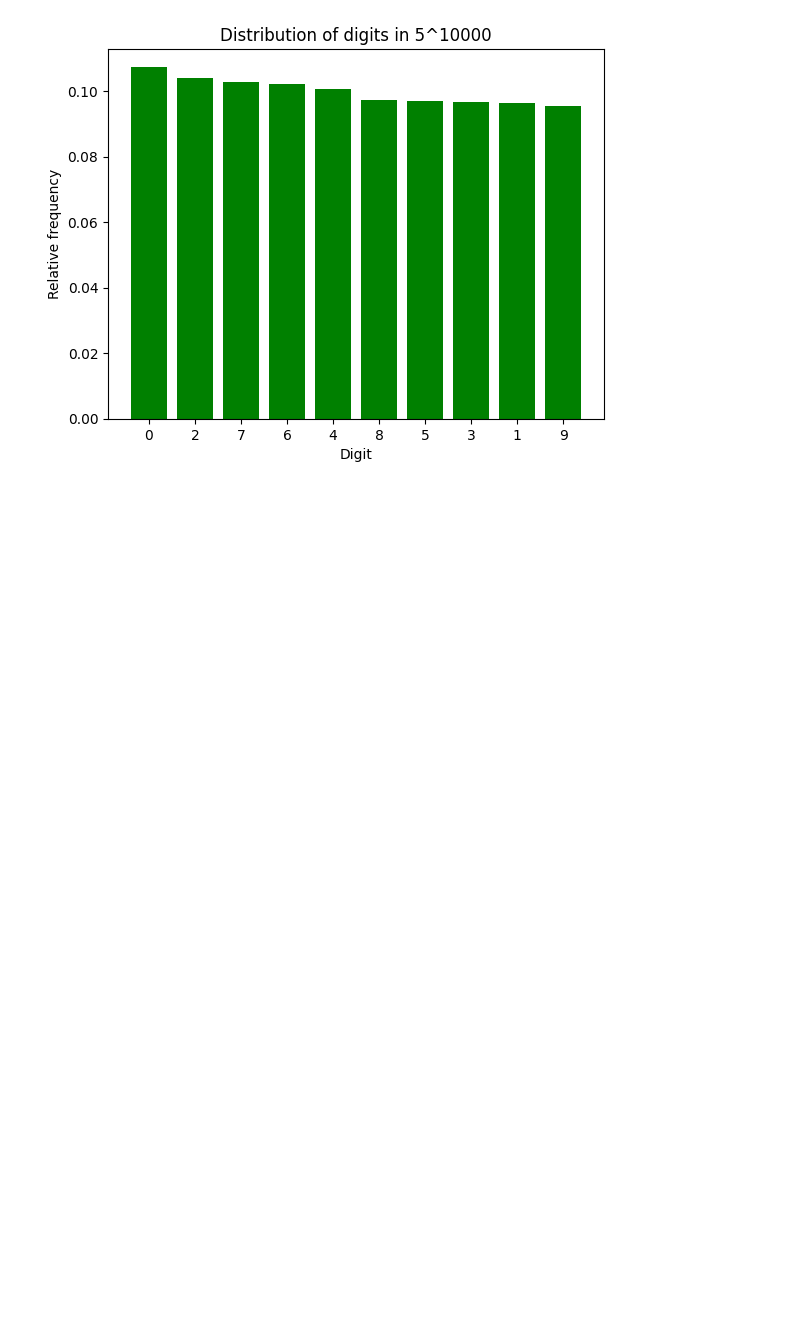
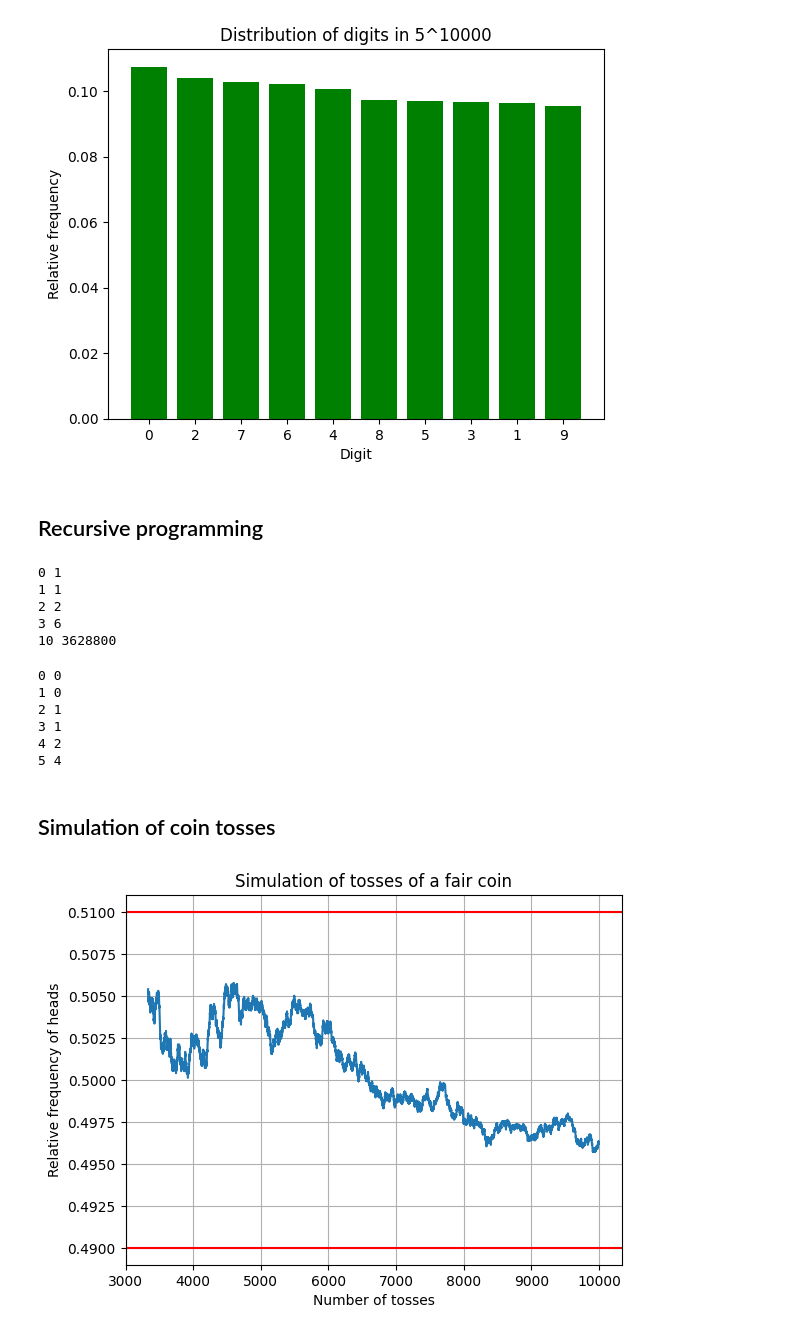
Before and after one commit to zhanglynz/python_book, a Jupyter notebook: numerical_computing.ipynb, the cells around one changed output. Cells and saved outputs as stored; diff of their text form; code cells hidden in the pictures; blank space fills up the shorter version.

```diff
--- a/numerical_computing.ipynb
+++ b/numerical_computing.ipynb
@@ -169,3 +169,75 @@ ordered_bar_plot(3, 10000)
 ordered_bar_plot(5, 10000)
 # %% [output]
 [figure]
+# %% [markdown]
+## Recursive programming
+# %%
+# Example: Factorial
+def my_factorial(n) :
+    if n == 0 :
+        return 1
+    else :
+        return n * my_factorial(n - 1)
+## test
+for i in range(4) :
+    print(i, my_factorial(i))
+print(10, my_factorial(10))
+# %% [output]
+0 1
+1 1
+2 2
+3 6
+10 3628800
+# %%
+# Example: Tribonacci numbers --- https://oeis.org/A000073
+def tribonacci(n) :
+    if n == 0 or n == 1 :
+        return 0
+    elif n == 2 :
+        return 1
+    else :
+        return tribonacci(n-1) + tribonacci(n-2) + tribonacci(n-3)
+
+## test
+for i in range(6) :
+    print(i, tribonacci(i))
+# %% [output]
+0 0
+1 0
+2 1
+3 1
+4 2
+5 4
+# %% [markdown]
+## Simulation of coin tosses
+# %%
+# Problem: Simulate N tosses of a fair coin and plot the relative frequencies
+import numpy as np
+import matplotlib.pyplot as plt
+
+def simu_coin_tosses(N = 10000):
+    cum_re = [0] * N # cumulative results
+    prop_re = [0] * N
+    popu = np.arange(2) # array([0, 1])
+    the_sample = np.random.choice(popu, size = N, replace = True)
+    cum_re[0] = the_sample[0]
+    prop_re[0] = cum_re[0]
+    for i in range(1, N):
+        cum_re[i] = cum_re[i - 1] + the_sample[i]
+        prop_re[i] = cum_re[i] / (i + 1)
+    start = N//3
+    x = np.arange(start, N)
+    plt.plot(x, prop_re[start:N])
+    epsi = 1 / np.sqrt(N)
+    plt.axhline(0.5 - epsi, color = "red") # lower limit line
+    plt.axhline(0.5 + epsi, color = "red") # upper limit line
+    plt.xlabel("Number of tosses")
+    plt.ylabel("Relative frequency of heads")
+    plt.title("Simulation of tosses of a fair coin")
+    plt.grid(True)
+    plt.show()
+
+## test
+simu_coin_tosses(10000)
+# %% [output]
+[figure, added]
```
Also changed, not shown: parts of 4 cells of this notebook, 16 other files.
